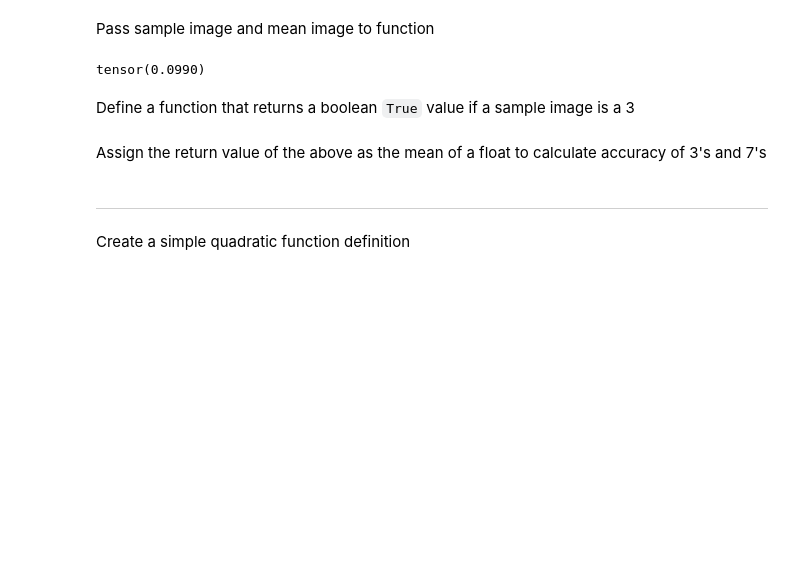
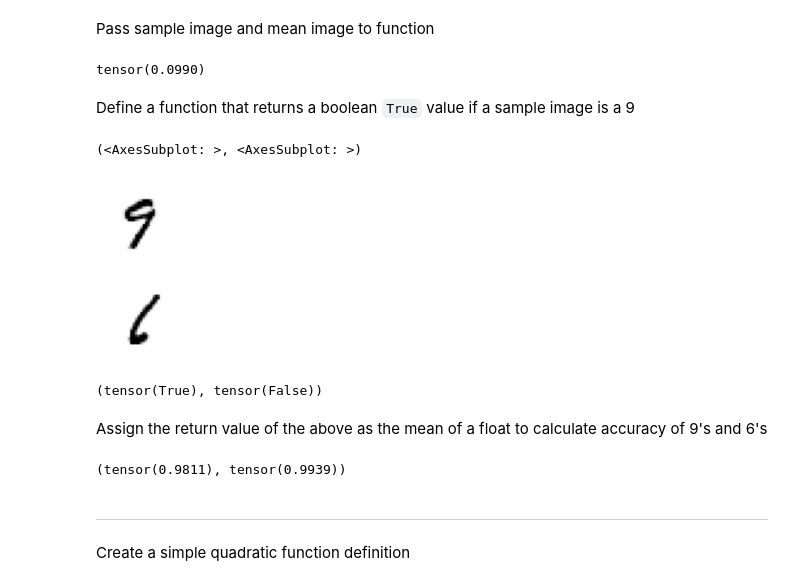
Before and after one commit to peterbull/deep-learning-projects, a Jupyter notebook: 04_ch_rebuild.ipynb, the cells around one changed output. Cells and saved outputs as stored; diff of their text form; code cells hidden in the pictures; blank space fills up the shorter version.

Commit message:
added plot of differential

```diff
--- a/04_ch_rebuild.ipynb
+++ b/04_ch_rebuild.ipynb
@@ -1,7 +1,10 @@
 # %% [markdown]
 import libraries
 # %%
+from ipywidgets import interact
 from fastai.vision import *
 from fastbook import *
 
+
 matplotlib.rc('image', cmap='Greys')
+plt.rc('figure', dpi=90)
@@ -189,4 +202,4 @@ mean_abs_dist(im_9, mean_stacked_nines)
 # %% [output]
 tensor(0.0990)
 # %% [markdown]
-Define a function that returns a boolean `True` value if a sample image is a 3
+Define a function that returns a boolean `True` value if a sample image is a 9
@@ -193,5 +208,21 @@ Define a function that returns a boolean `True` value if a sample image is a 3
+# %%
+show_image(stacked_nines[5]), show_image(stacked_sixes[7])
+# %% [output]
+(<AxesSubplot: >, <AxesSubplot: >)
+[figure, added]
+[figure, added]
+# %%
+is_9(stacked_nines[5]), is_9(stacked_sixes[7])
+# %% [output]
+(tensor(True), tensor(False))
 # %% [markdown]
-Assign the return value of the above as the mean of a float to calculate accuracy of 3's and 7's
+Assign the return value of the above as the mean of a float to calculate accuracy of 9's and 6's
+# %%
+accuracy_9s = is_9(stacked_nines).float().mean()
+accuracy_6s = 1 - (is_9(stacked_sixes).float()).mean()
+accuracy_6s, accuracy_9s
+# %% [output]
+(tensor(0.9811), tensor(0.9939))
 # %% [markdown]
 ***
 # %% [markdown]
```
Also changed, not shown: parts of 22 cells of this notebook.
